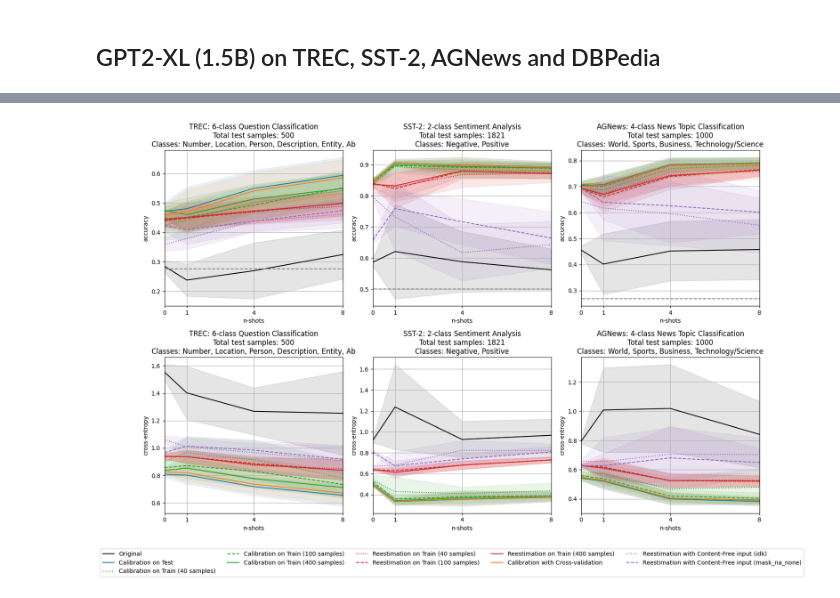
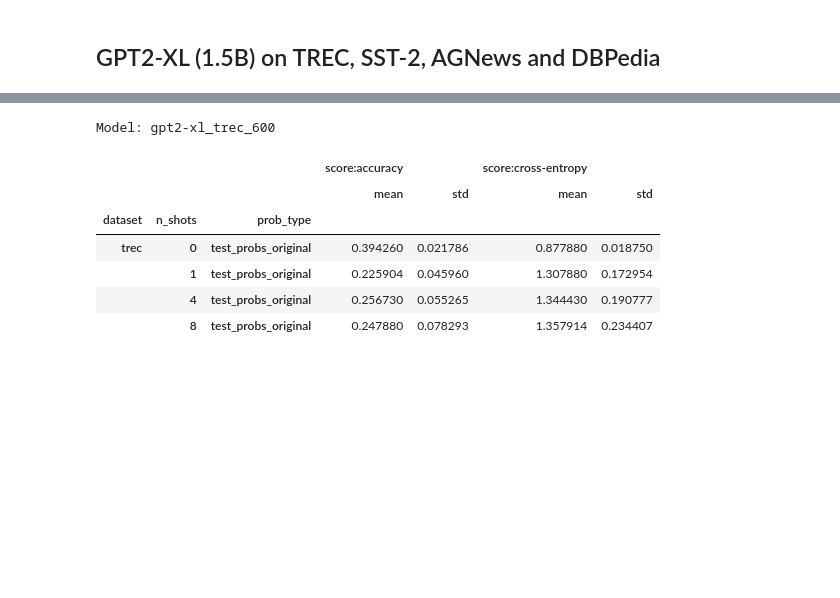
Before and after one commit to LautaroEst/efficient-reestimation, a Jupyter notebook: results.ipynb, the cells around one changed output, grey strips where cells are left out. Saved outputs shown, nothing was run; the diff lists cells and outputs as text; code cells hidden in the pictures; blank space fills up the shorter version.

```diff
--- a/results.ipynb
+++ b/results.ipynb
@@ -13,26 +86,26 @@ The autoreload extension is already loaded. To reload it, use:
 # %%
+from src.utils import show_table_mean_std
+
 root_dir = "./"
-experiment = "gpt2-xl_trec_sst2_agnews_dbpedia"
-calibration = "logloss_scale_100boots"
+experiment = "gpt2-xl-finetuned_trec"
+calibration = "empty"
 
 # !python run_model.py --root_dir $root_dir --config $experiment --use_saved_results
-# !python run_calibration.py --root_dir $root_dir --experiment $experiment --config $calibration_config --use_saved_results
+# for calibration_config in calibration:
+#     !python run_calibration.py --root_dir $root_dir --experiment $experiment --config $calibration_config --use_saved_results
 
-prob_types = None
-datasets = ["trec", "sst2", "agnews"]
 prob_types = [
-    "test_probs_original",
-    "test_probs_cal_peaky",
-    "test_probs_cal_train_40",
-    "test_probs_cal_train_100",
-    "test_probs_cal_train_400",
-    "test_probs_reest_train_40",
-    "test_probs_reest_train_100",
-    "test_probs_reest_train_400",
-    "test_probs_cal_xval",
-    "test_probs_reest_cf_idk",
-    "test_probs_reest_cf_mask_na_none"
+    "test_probs_original"
 ]
-plot_score_vs_nshots(root_dir, experiment, calibration, plot="line", prob_types=prob_types, datasets=datasets)
+datasets = ["trec"]
+
+show_table_mean_std(root_dir, experiment, calibration, prob_types=prob_types, dataset=datasets)
 # %% [output]
-[figure, removed]
+Model: gpt2-xl_trec_600
+|  |  |  | score:accuracy |  | score:cross-entropy |  |
+|  |  |  | mean | std | mean | std |
+| dataset | n_shots | prob_type |  |  |  |  |
+| trec | 0 | test_probs_original | 0.394260 | 0.021786 | 0.877880 | 0.018750 |
+|  | 1 | test_probs_original | 0.225904 | 0.045960 | 1.307880 | 0.172954 |
+|  | 4 | test_probs_original | 0.256730 | 0.055265 | 1.344430 | 0.190777 |
+|  | 8 | test_probs_original | 0.247880 | 0.078293 | 1.357914 | 0.234407 |
```
Also changed, not shown: parts of 5 cells of this notebook, 11 other files.
